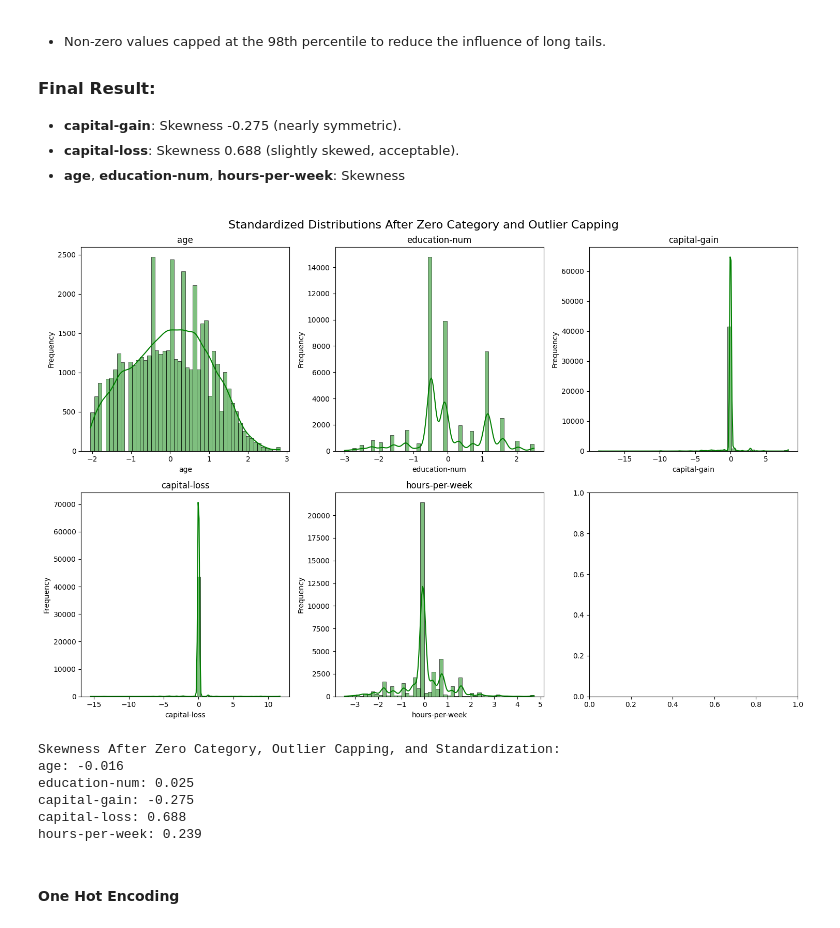
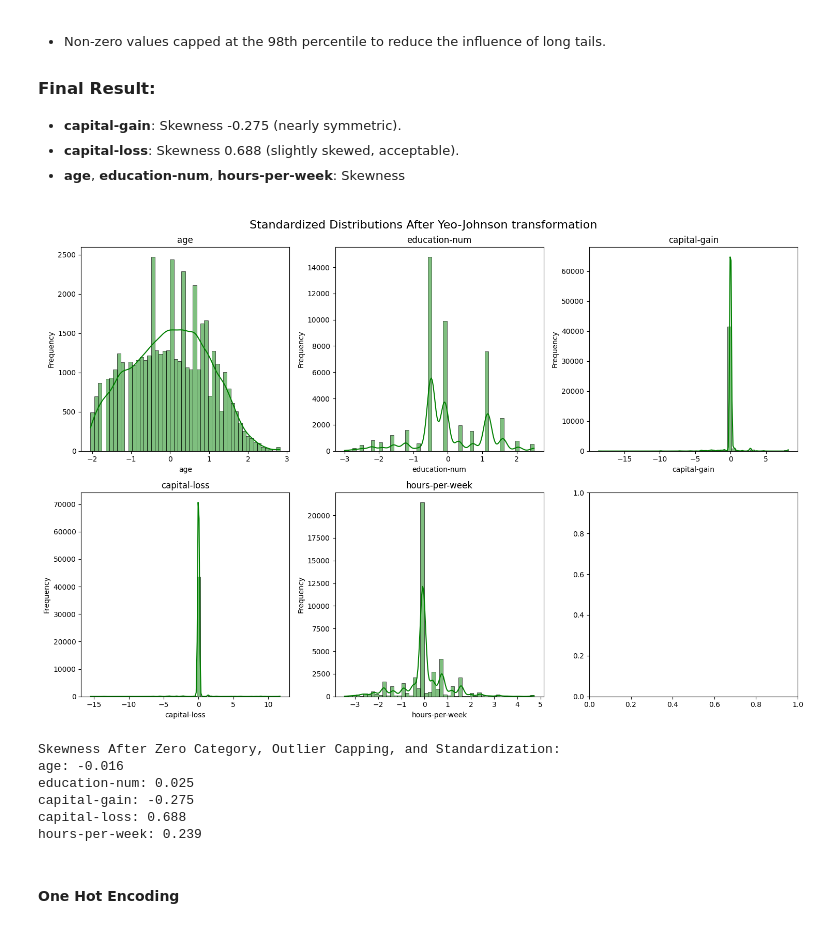
Before and after one commit to olivarescr69/Thesis_Poland, a Jupyter notebook: THESIS_code.ipynb, the cells around one changed output. Drawn from its saved outputs; the diff is of its cells as text; code cells hidden in the pictures.

```diff
--- a/THESIS_code.ipynb
+++ b/THESIS_code.ipynb
@@ -937,26 +913,26 @@ df_charity[numerical_cols] = df_transformed[numerical_cols]
 # %%
 # Visualize standardized distributions
 fig, axes = plt.subplots(2, 3, figsize=(15, 10))
-fig.suptitle('Standardized Distributions After Zero Category and Outlier Capping', fontsize=16)
+fig.suptitle('Standardized Distributions After Yeo-Johnson transformation', fontsize=16)
 
 for i, col in enumerate(numerical_cols):
     row = i // 3
     col_idx = i % 3
     sns.histplot(data=df_charity, x=col, bins=50, kde=True, ax=axes[row, col_idx], color='green')
     axes[row, col_idx].set_title(col)
     axes[row, col_idx].set_xlabel(col)
     axes[row, col_idx].set_ylabel('Frequency')
 
 plt.tight_layout()
 plt.show()
 
 # Display skewness values
 print("\nSkewness After Zero Category, Outlier Capping, and Standardization:")
 for col in numerical_cols:
     skewness = pd.Series(df_charity[col]).skew()
     print(f"{col}: {skewness:.3f}")
 # %% [output]
-[figure, old version]
+[figure, new version]
 Skewness After Zero Category, Outlier Capping, and Standardization:
 age: -0.016
 education-num: 0.025
```
Also changed, not shown: parts of 6 cells of this notebook.
